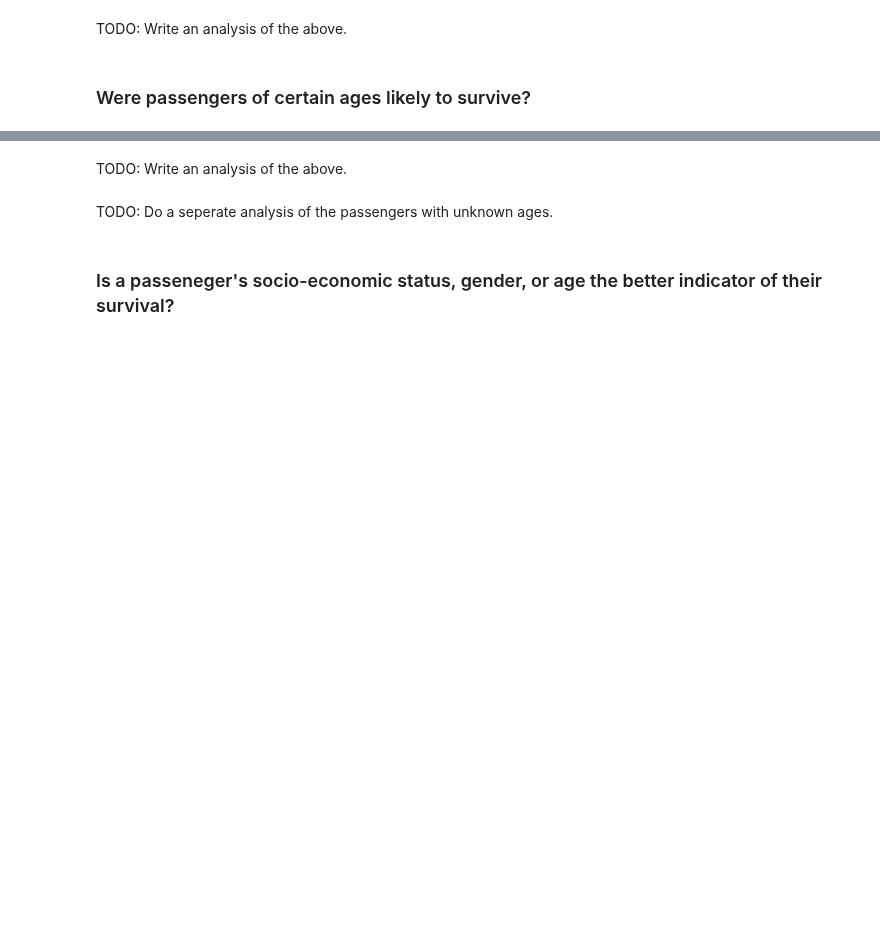
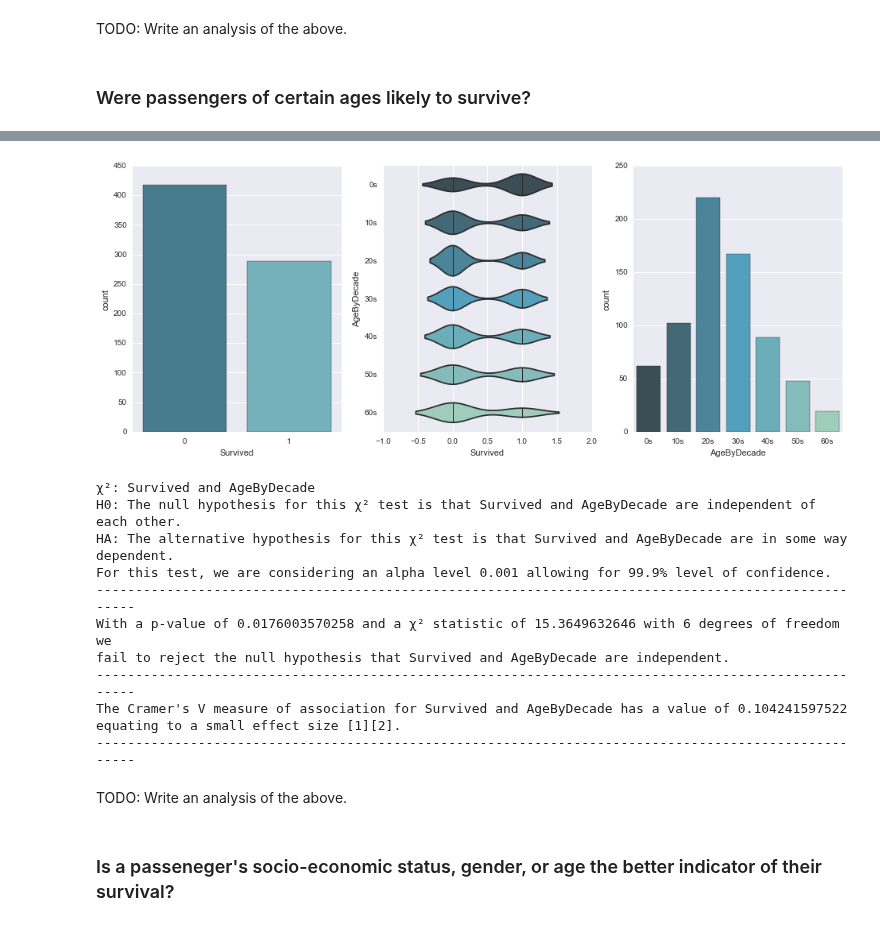
Before and after one commit to eminnett/da-nanodegree-investigate-a-dataset, a Jupyter notebook: investigating_the_titanic_dataset.ipynb, the cells around one changed output, grey strips where cells are left out. Saved outputs shown, nothing was run; the diff lists cells and outputs as text; code cells hidden in the pictures; blank space fills up the shorter version.

Commit message:
Added further analysis for Age vs Survived to try and determine if there are confounding signals in the data.

```diff
--- a/investigating_the_titanic_dataset.ipynb
+++ b/investigating_the_titanic_dataset.ipynb
@@ -408,7 +412,22 @@ equating to a small effect size [1][2].
+# %%
+titanic_df_without_missing_ages = tidy_titanic_df[(tidy_titanic_df['Age'] < 70)]
+visual_analysis_of_two_categorical_variables('Survived', 'AgeByDecade', titanic_df_without_missing_ages)
+chi_squared_and_carmers_v_anlysis('Survived', 'AgeByDecade', titanic_df_without_missing_ages)
+# %% [output]
+[figure, added]
+χ²: Survived and AgeByDecade
+H0: The null hypothesis for this χ² test is that Survived and AgeByDecade are independent of each other.
+HA: The alternative hypothesis for this χ² test is that Survived and AgeByDecade are in some way dependent.
+For this test, we are considering an alpha level 0.001 allowing for 99.9% level of confidence.
+-----------------------------------------------------------------------------------------------------
+With a p-value of 0.0176003570258 and a χ² statistic of 15.3649632646 with 6 degrees of freedom we
+fail to reject the null hypothesis that Survived and AgeByDecade are independent.
+-----------------------------------------------------------------------------------------------------
+The Cramer's V measure of association for Survived and AgeByDecade has a value of 0.104241597522
+equating to a small effect size [1][2].
+-----------------------------------------------------------------------------------------------------
 # %% [markdown]
 TODO: Write an analysis of the above.
-# %% [markdown]
-TODO: Do a seperate analysis of the passengers with unknown ages.
 # %% [markdown]
 ### Is a passeneger's socio-economic status, gender, or age the better indicator of their survival?
 # %% [markdown]
```
Also changed, not shown: parts of 2 cells of this notebook.
